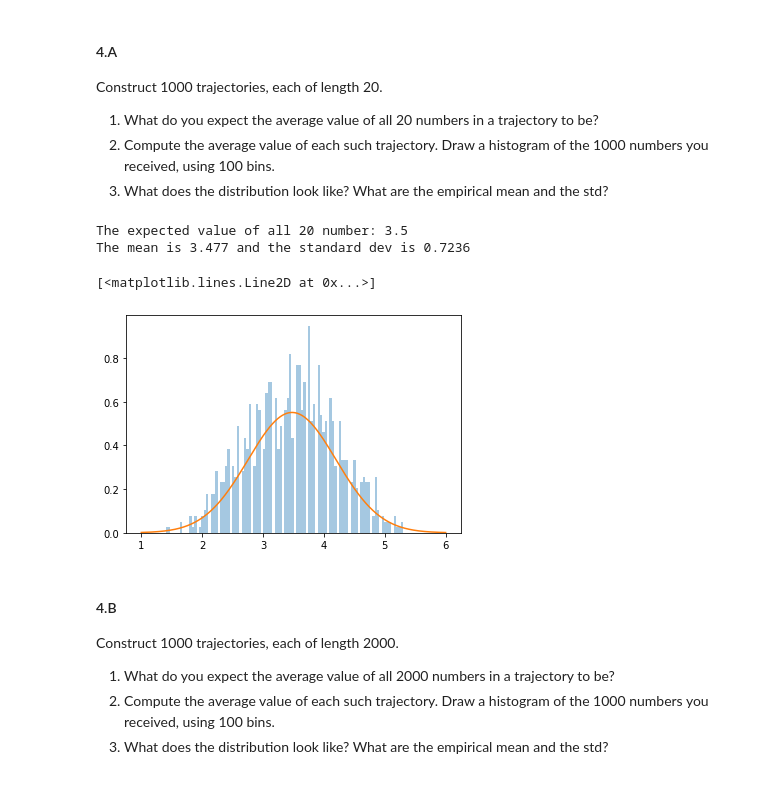
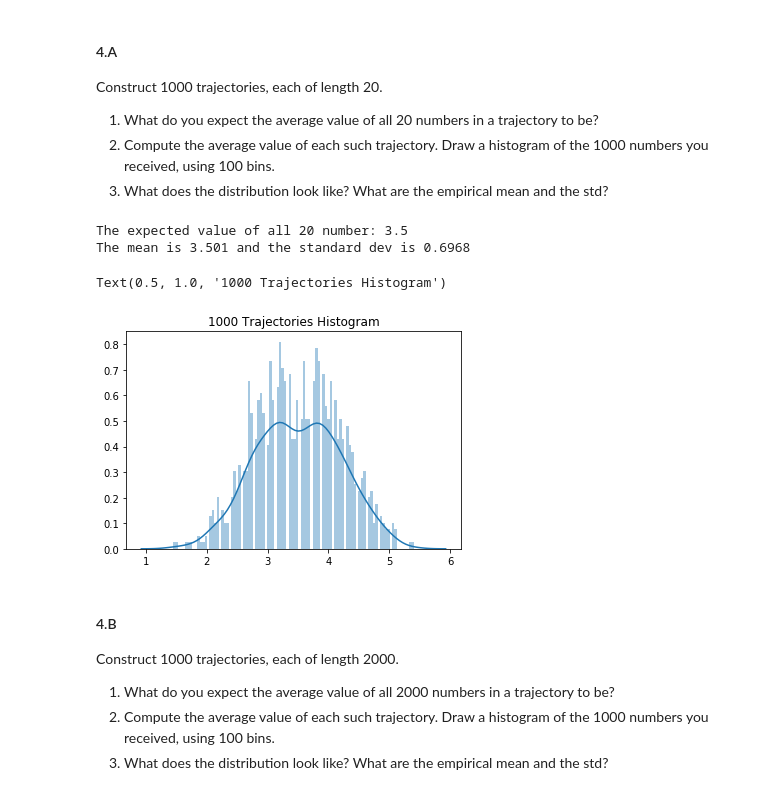
Before and after one commit to mayakerem/StatisticsDataAnalysis, a Jupyter notebook: HW3/HW3.ipynb, the cells around one changed output. Cells and saved outputs as stored; diff of their text form; code cells hidden in the pictures.

```diff
--- a/HW3/HW3.ipynb
+++ b/HW3/HW3.ipynb
@@ -369,51 +393,19 @@ Construct 1000 trajectories, each of length 20.
 3. What does the distribution look like? What are the empirical mean and the std?
 # %%
 #4A1
-def expected_value(traj_length, prob_arr):
-    res=0
-    # For every toss - a total of giveb length
-    for i in range(traj_length):
-#         print(i)
-        res = res + np.sum(prob_arr*dice_num)
-        # Updating dice probability using T
-        prob_arr = T.dot(prob_arr)
-
-    return res/traj_length
-
-
 print("The expected value of all 20 number: {:.4}".format(expected_value(20,dice_prob)))
 
-#4A2
-import random
-
-def calc_trajectories (traj_length, prob_arr, trans_matrix):
-#     original_probs = prob_arr
-    experiments = [0]*1000
-    # For each experiment
-    for i in range (1000):
-        res = 0
-#         curr_prob = original_probs
-        curr_prob = prob_arr
-        # Do the 20 tosses
-        for j in range(traj_length):
-            toss_value = np.random.choice(dice_num, p=curr_prob)
-            res += toss_value
-            curr_prob = trans_matrix[int(toss_value-1),:]
-        experiments[i] = res/traj_length
-    return experiments
-
+#4A
 
 res = calc_trajectories(20,dice_prob, T)
 res = np.asarray(res)
 print("The mean is {:.4} and the standard dev is {:.4}".format(res.mean(), res.std()))
-sns.distplot(res, bins = 100, kde=False, norm_hist=True)
-X = np.linspace(1,6,1000)
-plt.plot(X, stats.norm.pdf(X, loc = res.mean(), scale = res.std()))
+sns.distplot(res, bins = 100, kde=True, norm_hist=True).set_title('1000 Trajectories Histogram')
 # %% [output]
 The expected value of all 20 number: 3.5
-The mean is 3.477 and the standard dev is 0.7236
+The mean is 3.501 and the standard dev is 0.6968
-[<matplotlib.lines.Line2D at 0x...>]
+Text(0.5, 1.0, '1000 Trajectories Histogram')
-[figure, old version]
+[figure, new version]
 # %% [markdown]
 #### 4.B
 Construct 1000 trajectories, each of length 2000.
```
Also changed, not shown: parts of 6 cells of this notebook.
